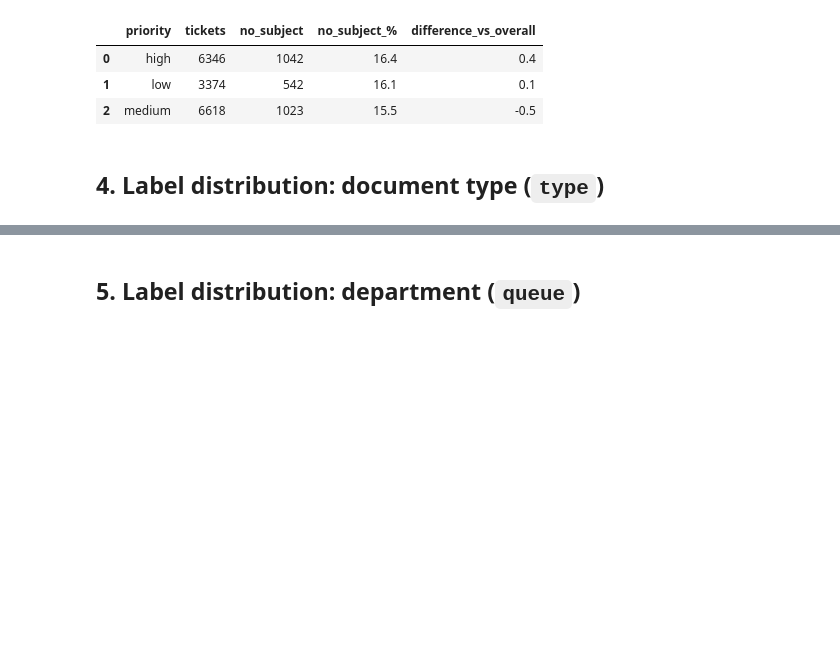
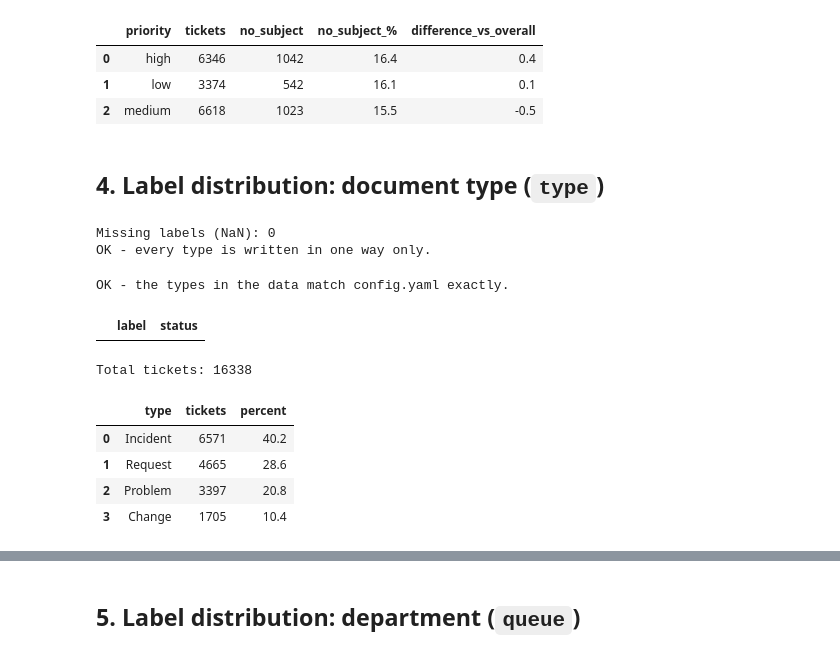
Before and after one commit to nhahub/NHA-5-168, a Jupyter notebook: notebooks/01_eda.ipynb, the cells around one changed output, grey strips where cells are left out. Saved outputs shown, nothing was run; the diff lists cells and outputs as text; code cells hidden in the pictures; blank space fills up the shorter version.

```diff
--- a/notebooks/01_eda.ipynb
+++ b/notebooks/01_eda.ipynb
@@ -333,0 +365,14 @@ By priority
+# %%
+# ===== Cell 4.2: Run C on the document type =====
+
+type_spelling_problems = check_label_consistency(english_tickets[type_column])
+
+if len(type_spelling_problems) == 0:
+    print("OK - every type is written in one way only.")
+else:
+    print("Problems found:")
+    for normalized_label, spellings in type_spelling_problems.items():
+        print("  ", normalized_label, "->", spellings)
+# %% [output]
+Missing labels (NaN): 0
+OK - every type is written in one way only.
@@ -333,0 +406,11 @@ By priority
+# %%
+# ===== Cell 4.4: Run D on the document type =====
+
+type_config_problems = compare_with_config(english_tickets[type_column], config["data"]["types"])
+
+if len(type_config_problems) == 0:
+    print("OK - the types in the data match config.yaml exactly.")
+type_config_problems
+# %% [output]
+OK - the types in the data match config.yaml exactly.
+|  | label | status |
@@ -333,0 +438,13 @@ By priority
+# %%
+# ===== Cell 4.6: Run A on the document type =====
+
+type_distribution = count_labels(english_tickets[type_column], "type")
+print("Total tickets:", type_distribution["tickets"].sum())
+type_distribution
+# %% [output]
+Total tickets: 16338
+|  | type | tickets | percent |
+| 0 | Incident | 6571 | 40.2 |
+| 1 | Request | 4665 | 28.6 |
+| 2 | Problem | 3397 | 20.8 |
+| 3 | Change | 1705 | 10.4 |
```
Also changed, not shown: parts of 7 cells of this notebook.
